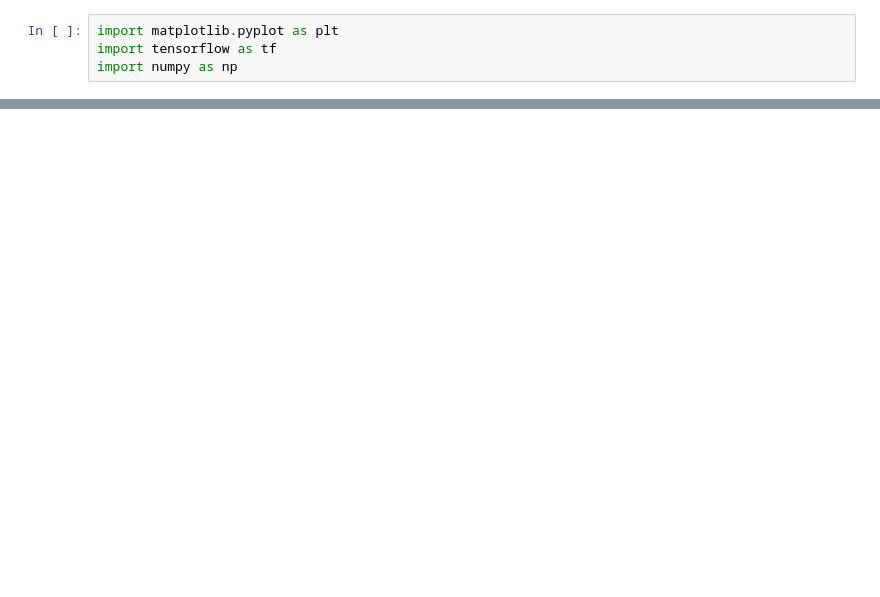
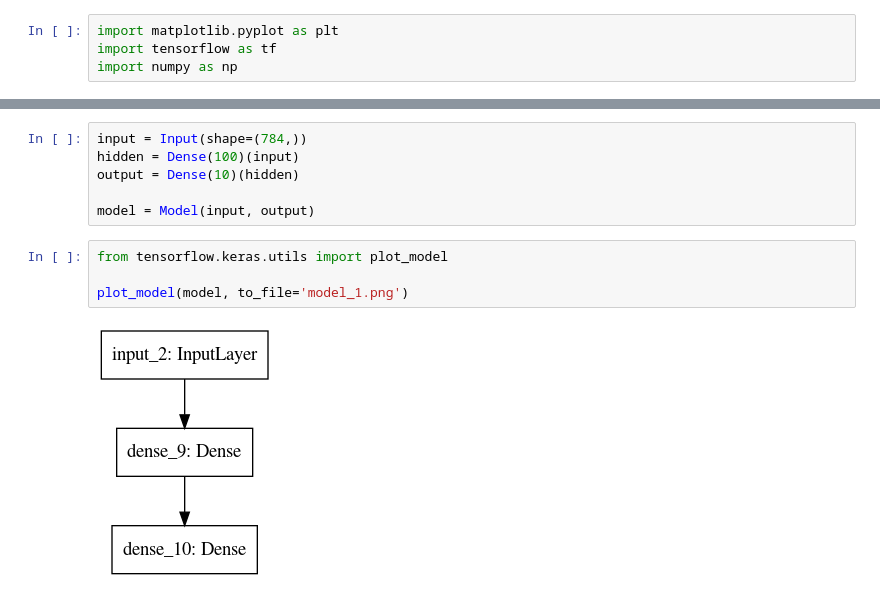
Before and after one commit to woodstck/python-machine-learning-book-2nd-edition, a Jupyter notebook: code/ch14/ch14.ipynb, the cells around one changed output, grey strips where cells are left out. Cells and saved outputs as stored; diff of their text form; blank space fills up the shorter version.

```diff
--- a/code/ch14/ch14.ipynb
+++ b/code/ch14/ch14.ipynb
@@ -933,0 +607,12 @@ Readers may ignore the next cell.
+# %%
+input = Input(shape=(784,))
+hidden = Dense(100)(input)
+output = Dense(10)(hidden)
+
+model = Model(input, output)
+# %%
+from tensorflow.keras.utils import plot_model
+
+plot_model(model, to_file='model_1.png')
+# %% [output]
+[figure, added]
```
Also changed, not shown: parts of 131 cells of this notebook, 17 other files.
